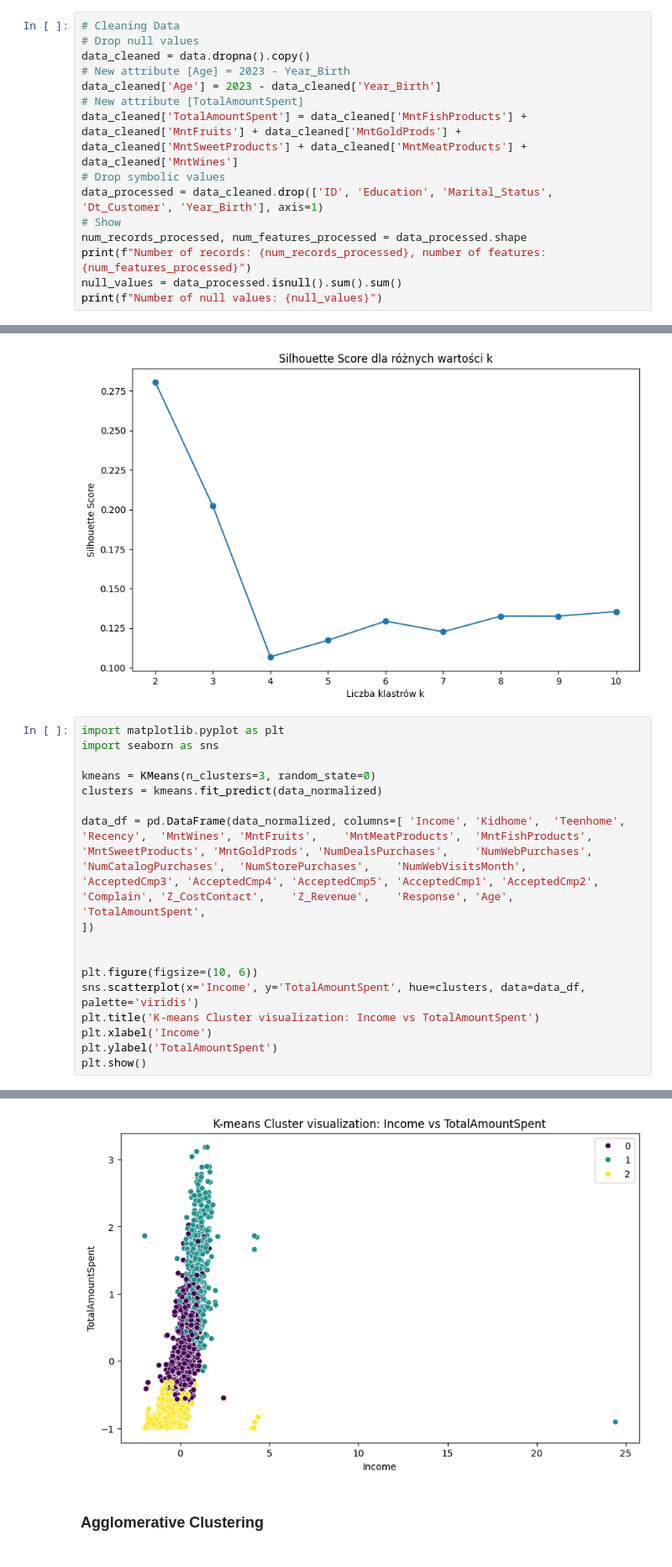
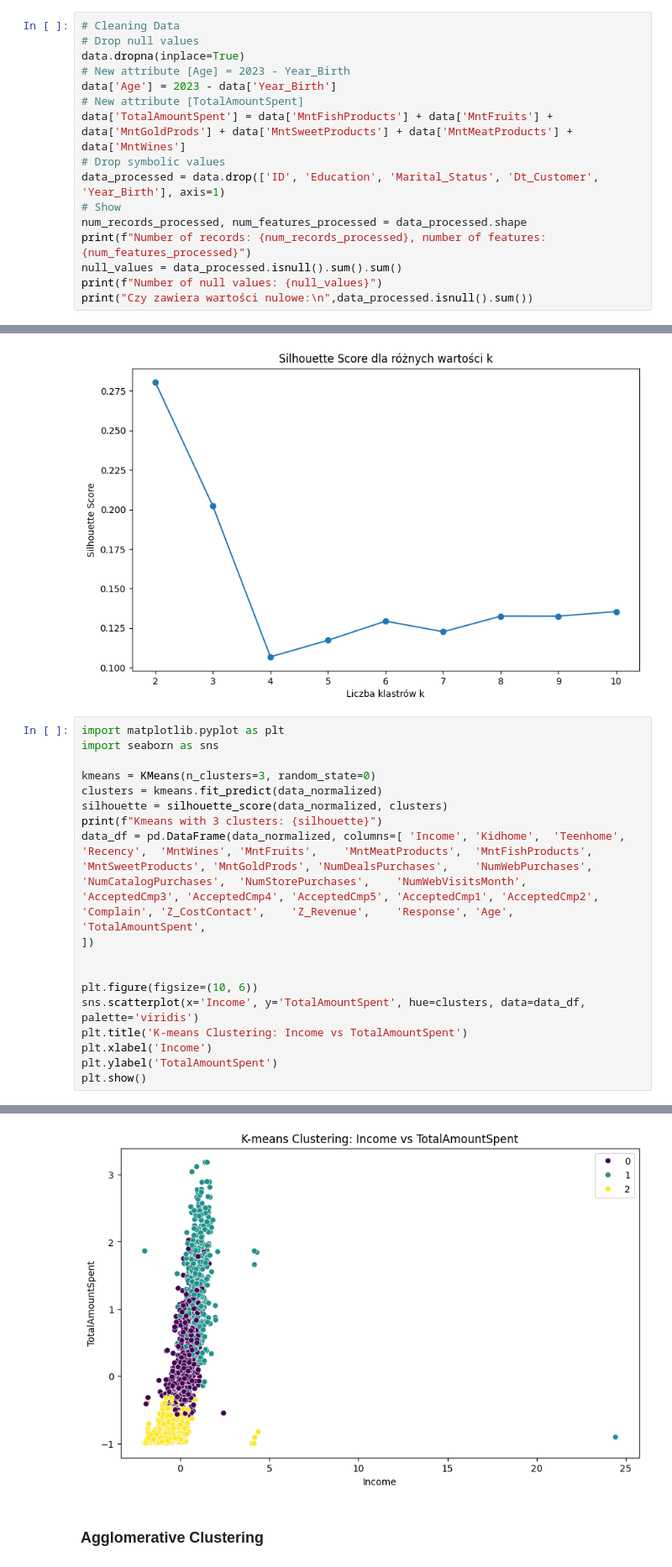
Before and after one commit to walachowska/Clustering_algorithm, a Jupyter notebook: Clustering_alg.ipynb, the cells around one changed output, grey strips where cells are left out. Shown at 84% size. Saved outputs shown, nothing was run; the diff lists cells and outputs as text.

```diff
--- a/Clustering_alg.ipynb
+++ b/Clustering_alg.ipynb
@@ -39,18 +39,19 @@ dtype: object
 # %%
 # Cleaning Data
 # Drop null values
-data_cleaned = data.dropna().copy()
+data.dropna(inplace=True)
 # New attribute [Age] = 2023 - Year_Birth
-data_cleaned['Age'] = 2023 - data_cleaned['Year_Birth']
+data['Age'] = 2023 - data['Year_Birth']
 # New attribute [TotalAmountSpent]
-data_cleaned['TotalAmountSpent'] = data_cleaned['MntFishProducts'] + data_cleaned['MntFruits'] + data_cleaned['MntGoldProds'] + data_cleaned['MntSweetProducts'] + data_cleaned['MntMeatProducts'] + data_cleaned['MntWines']
+data['TotalAmountSpent'] = data['MntFishProducts'] + data['MntFruits'] + data['MntGoldProds'] + data['MntSweetProducts'] + data['MntMeatProducts'] + data['MntWines']
 # Drop symbolic values
-data_processed = data_cleaned.drop(['ID', 'Education', 'Marital_Status', 'Dt_Customer', 'Year_Birth'], axis=1)
+data_processed = data.drop(['ID', 'Education', 'Marital_Status', 'Dt_Customer', 'Year_Birth'], axis=1)
 # Show
 num_records_processed, num_features_processed = data_processed.shape
 print(f"Number of records: {num_records_processed}, number of features: {num_features_processed}")
 null_values = data_processed.isnull().sum().sum()
 print(f"Number of null values: {null_values}")
+print("Czy zawiera wartości nulowe:\n",data_processed.isnull().sum())
 # %% [output]
 Number of records: 2216, number of features: 26
 Number of null values: 0
@@ -119,14 +135,15 @@ import seaborn as sns
 
 kmeans = KMeans(n_clusters=3, random_state=0)
 clusters = kmeans.fit_predict(data_normalized)
-
+silhouette = silhouette_score(data_normalized, clusters)
+print(f"Kmeans with 3 clusters: {silhouette}")
 data_df = pd.DataFrame(data_normalized, columns=[ 'Income',	'Kidhome',	'Teenhome',	'Recency',	'MntWines',	'MntFruits',	'MntMeatProducts',	'MntFishProducts',	'MntSweetProducts',	'MntGoldProds',	'NumDealsPurchases',	'NumWebPurchases',	'NumCatalogPurchases',	'NumStorePurchases',	'NumWebVisitsMonth',	'AcceptedCmp3',	'AcceptedCmp4',	'AcceptedCmp5',	'AcceptedCmp1',	'AcceptedCmp2',	'Complain',	'Z_CostContact',	'Z_Revenue',	'Response', 'Age', 'TotalAmountSpent',
 ])
 
 
 plt.figure(figsize=(10, 6))
 sns.scatterplot(x='Income', y='TotalAmountSpent', hue=clusters, data=data_df, palette='viridis')
-plt.title('K-means Cluster visualization: Income vs TotalAmountSpent')
+plt.title('K-means Clustering: Income vs TotalAmountSpent')
 plt.xlabel('Income')
 plt.ylabel('TotalAmountSpent')
 plt.show()
@@ -134,4 +152,4 @@ plt.show()
-[figure, old version]
+[figure, new version]
 # %% [markdown]
 ### Agglomerative Clustering
 # %%
```
Also changed, not shown: parts of 8 cells of this notebook, 3 other files.
